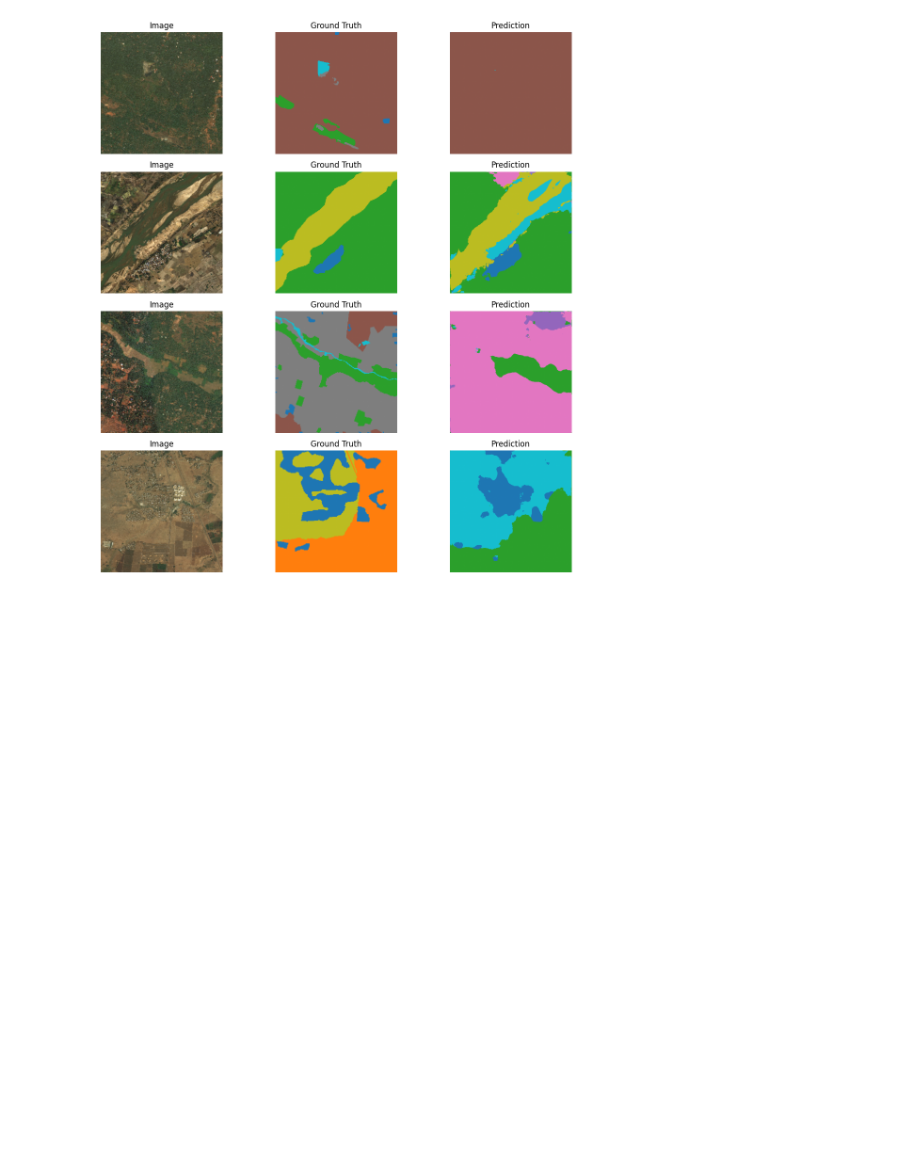
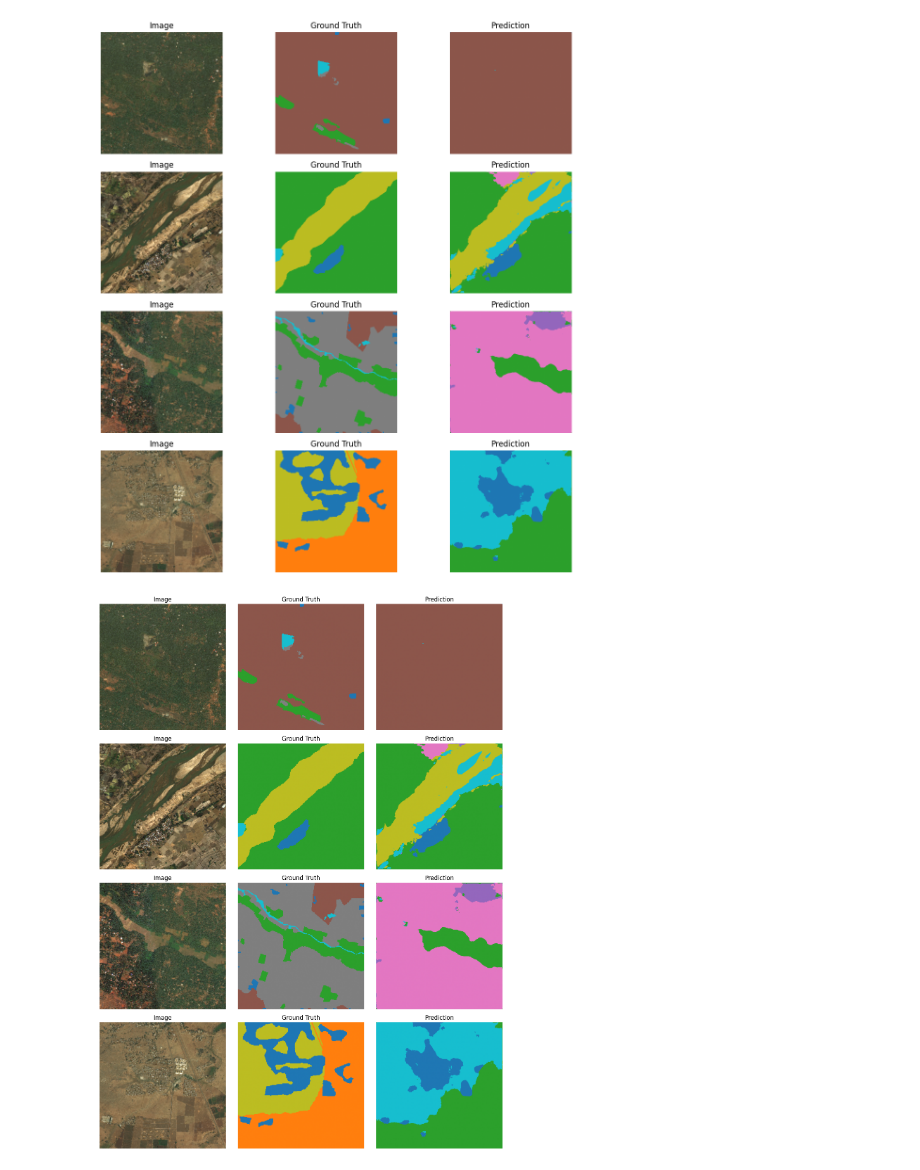
Before and after one commit to MatthijsDV2004/satellite-landcover-segmentation, a Jupyter notebook: notebooks/01_dataset_exploration.ipynb, the cells around one changed output. Cells and saved outputs as stored; diff of their text form; code cells hidden in the pictures; blank space fills up the shorter version.

```diff
--- a/notebooks/01_dataset_exploration.ipynb
+++ b/notebooks/01_dataset_exploration.ipynb
@@ -317,3 +317,30 @@ plt.tight_layout()
 plt.show()
 # %% [output]
 [figure]
+# %%
+fig_dir = Path("../outputs/figures")
+fig_dir.mkdir(parents=True, exist_ok=True)
+
+plt.figure(figsize=(12, 16))
+
+for i in range(icount):
+    plt.subplot(icount, 3, 3*i + 1)
+    plt.imshow(denormalize_image(images[i]))
+    plt.title("Image")
+    plt.axis("off")
+
+    plt.subplot(icount, 3, 3*i + 2)
+    plt.imshow(masks[i], cmap="tab10")
+    plt.title("Ground Truth")
+    plt.axis("off")
+
+    plt.subplot(icount, 3, 3*i + 3)
+    plt.imshow(preds[i], cmap="tab10")
+    plt.title("Prediction")
+    plt.axis("off")
+
+plt.tight_layout()
+plt.savefig(fig_dir / "prediction_examples_baseline.png", dpi=200, bbox_inches="tight")
+plt.show()
+# %% [output]
+[figure, added]
```
Also changed, not shown: 3 other files.
